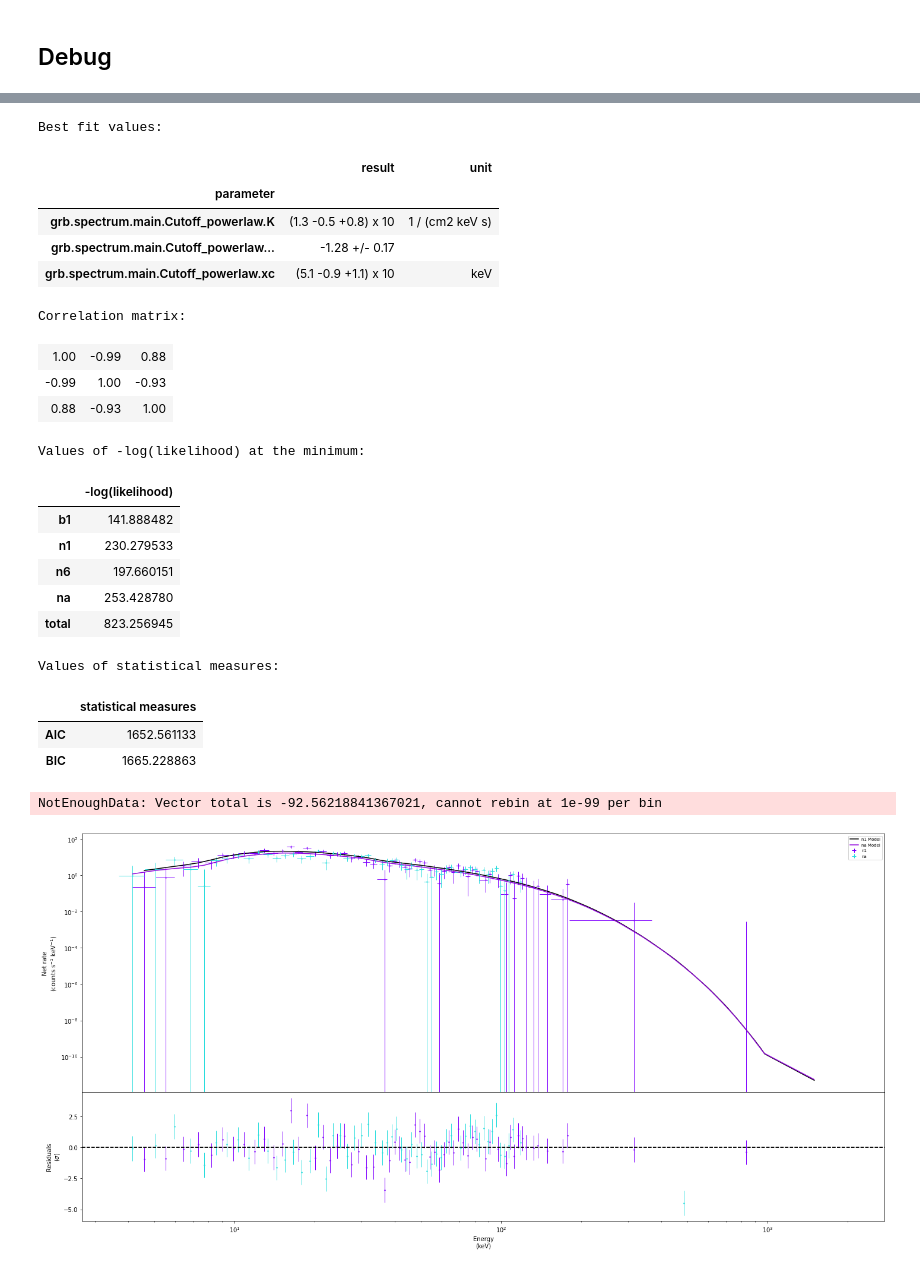
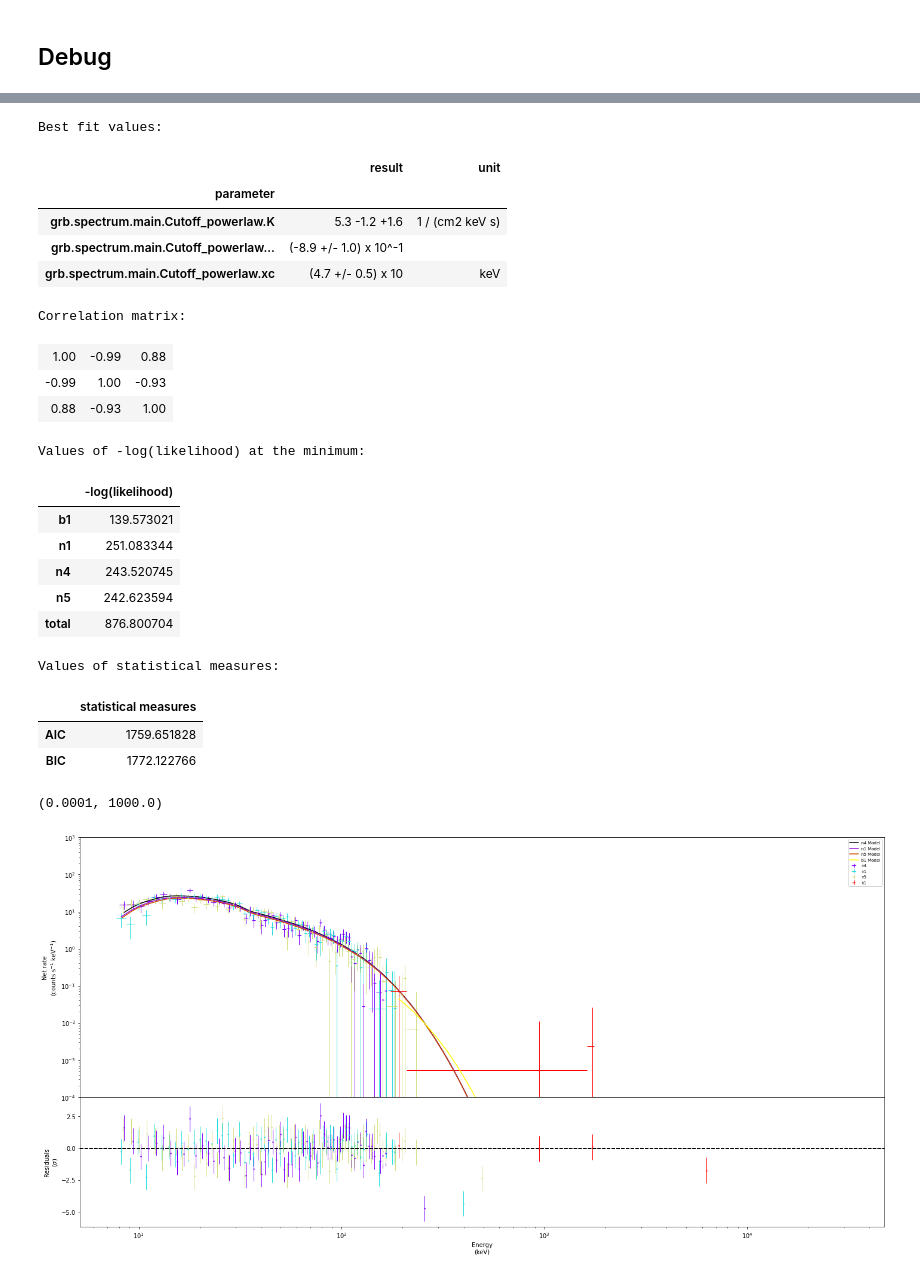
Before and after one commit to cescalara/zusammen, a Jupyter notebook: examples/data_reduction.ipynb, the cells around one changed output, grey strips where cells are left out. Drawn from its saved outputs; the diff is of its cells as text; code cells hidden in the pictures.

```diff
--- a/examples/data_reduction.ipynb
+++ b/examples/data_reduction.ipynb
@@ -56,12 +124,21 @@ def get_plugins(grb_name, dets, interval):
         rsp_file = os.path.join(grb_name, det + ".rsp")
         bak_file = os.path.join(grb_name, det + "_bak.pha")
         plugin = OGIPLike(det, pha_file, bak_file, rsp_file, spectrum_number=interval)
+
+        if det[0] == 'b':
+            plugin.set_active_measurements('200-30000')
+        else:
+            plugin.set_active_measurements('8.5-900')
+        #if det != 'n6':
+        #    plugin.use_effective_area_correction(0.5,1.5)
+        #plugin.rebin_on_background(1.)
         plugin_list.append(plugin)
 
     return DataList(*plugin_list)
 # %%
-grb_name = analysis_builder._survey["SynthGRB_0"].grb.name
-dets = analysis_builder._processors[0]._lc_names
+n_grb = 0
+grb_name = analysis_builder._survey["SynthGRB_%i" % n_grb].grb.name
+dets = analysis_builder._processors[n_grb]._lc_names
 
 datalist = get_plugins(grb_name, dets, 3)
 # %% [output]
@@ -97,32 +185,33 @@ model = Model(ps)
 #bayes.set_sampler("multinest")
 # %%
 jl = JointLikelihood(model, datalist)
-
 best_fit_parameters, likelihood_values = jl.fit()
 # %% [output]
 Best fit values:
 |  | result | unit |
 | parameter |  |  |
-| grb.spectrum.main.Cutoff_powerlaw.K | (1.3 -0.5 +0.8) x 10 | 1 / (cm2 keV s) |
-| grb.spectrum.main.Cutoff_powerlaw... | -1.28 +/- 0.17 |  |
-| grb.spectrum.main.Cutoff_powerlaw.xc | (5.1 -0.9 +1.1) x 10 | keV |
+| grb.spectrum.main.Cutoff_powerlaw.K | 5.3 -1.2 +1.6 | 1 / (cm2 keV s) |
+| grb.spectrum.main.Cutoff_powerlaw... | (-8.9 +/- 1.0) x 10^-1 |  |
+| grb.spectrum.main.Cutoff_powerlaw.xc | (4.7 +/- 0.5) x 10 | keV |
 Correlation matrix:
 | 1.00 | -0.99 | 0.88 |
 | -0.99 | 1.00 | -0.93 |
 | 0.88 | -0.93 | 1.00 |
 Values of -log(likelihood) at the minimum:
 |  | -log(likelihood) |
-| b1 | 141.888482 |
-| n1 | 230.279533 |
-| n6 | 197.660151 |
-| na | 253.428780 |
-| total | 823.256945 |
+| b1 | 139.573021 |
+| n1 | 251.083344 |
+| n4 | 243.520745 |
+| n5 | 242.623594 |
+| total | 876.800704 |
 Values of statistical measures:
 |  | statistical measures |
-| AIC | 1652.561133 |
-| BIC | 1665.228863 |
+| AIC | 1759.651828 |
+| BIC | 1772.122766 |
 # %%
 fig = display_spectrum_model_counts(jl, step=False, figsize=(20, 10));
+ax = fig.axes[0]
+ax.set_ylim(1e-4, 1e3)
 # %% [output]
-NotEnoughData: Vector total is -92.56218841367021, cannot rebin at 1e-99 per bin
+(0.0001, 1000.0)
-[figure, old version]
+[figure, new version]
```
Also changed, not shown: parts of 3 cells of this notebook, 1 other file.
